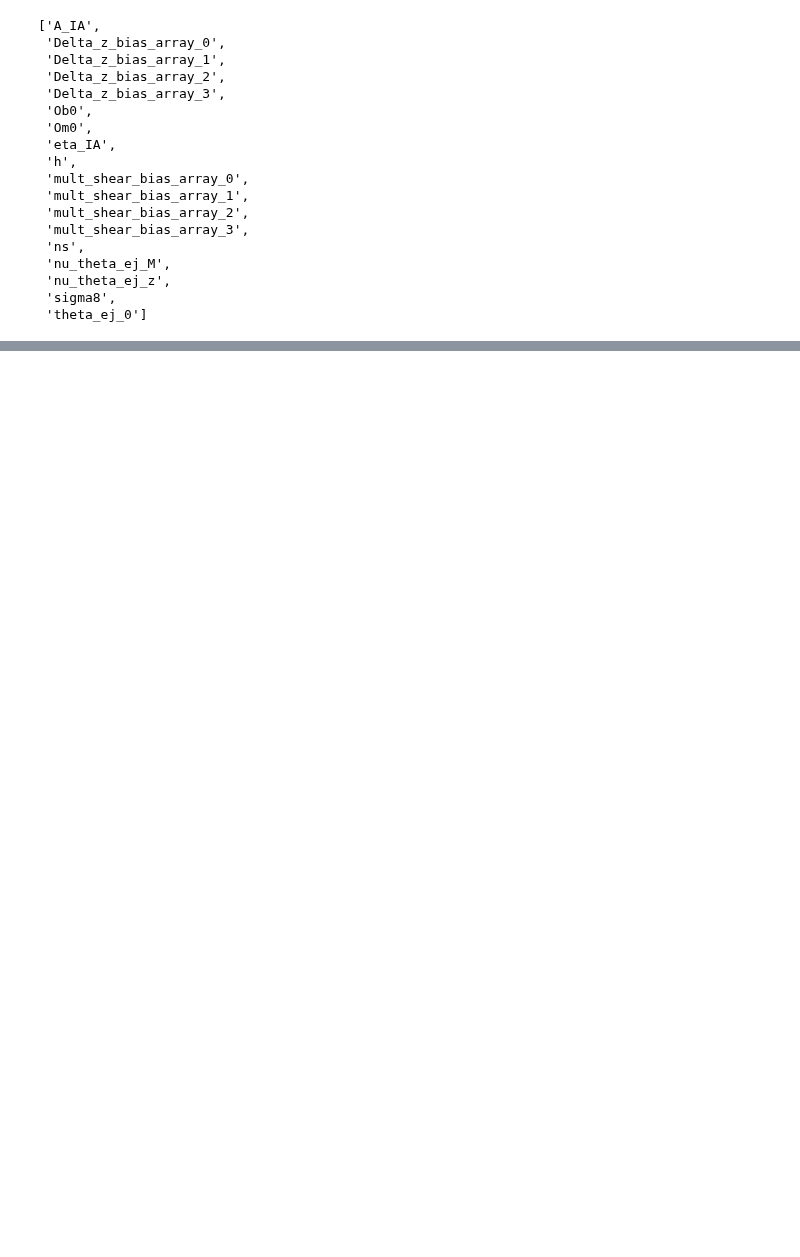
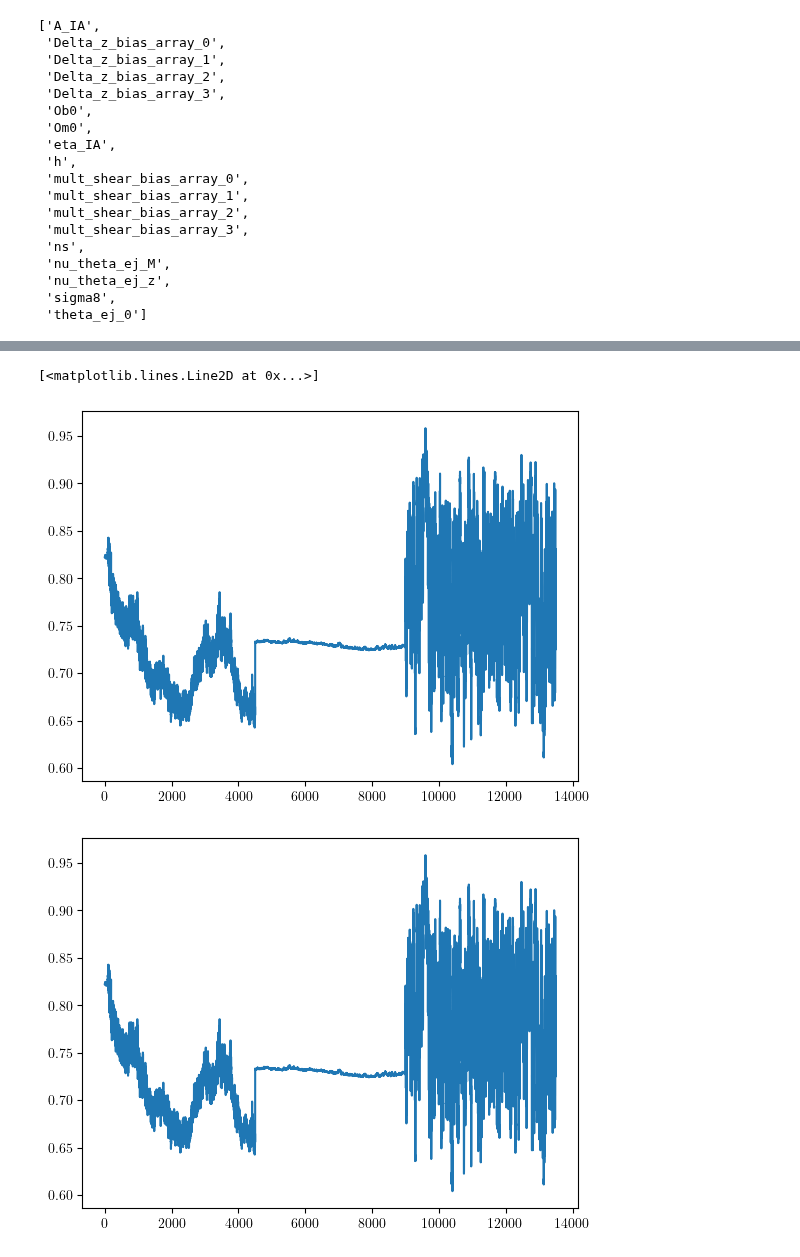
Before and after one commit to shivampcosmo/GODMAX, a Jupyter notebook: run_scripts/test_runs_v0/sample_params_None_xip_xim.ipynb, the cells around one changed output, grey strips where cells are left out. Saved outputs shown, nothing was run; the diff lists cells and outputs as text; code cells hidden in the pictures; blank space fills up the shorter version.

```diff
--- a/run_scripts/test_runs_v0/sample_params_None_xip_xim.ipynb
+++ b/run_scripts/test_runs_v0/sample_params_None_xip_xim.ipynb
@@ -613,0 +794,8 @@ WARNING:root:fine_bins_2D not large enough for optimal density: theta_ej_0, S8
+# %%
+# samps.shape
+pl.figure()
+pl.plot(samps[:,ind_sigma8])
+# %% [output]
+[<matplotlib.lines.Line2D at 0x...>]
+[figure, added]
+[figure, added]
```
Also changed, not shown: parts of 12 cells of this notebook, 14 other files.
